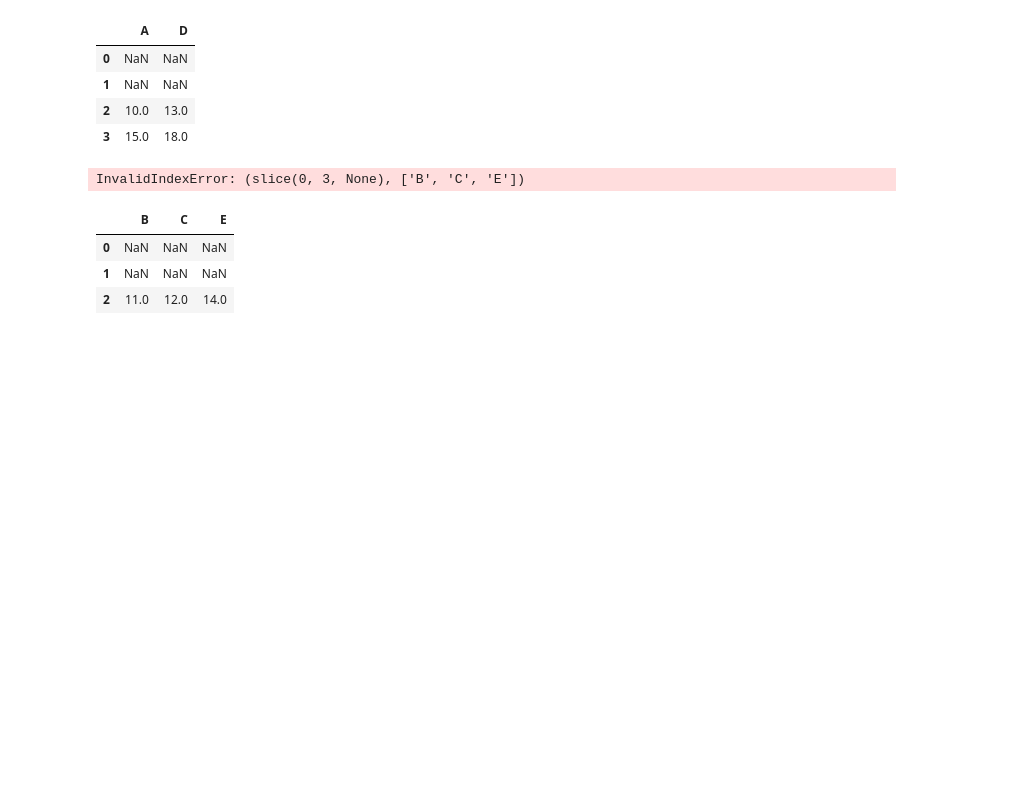
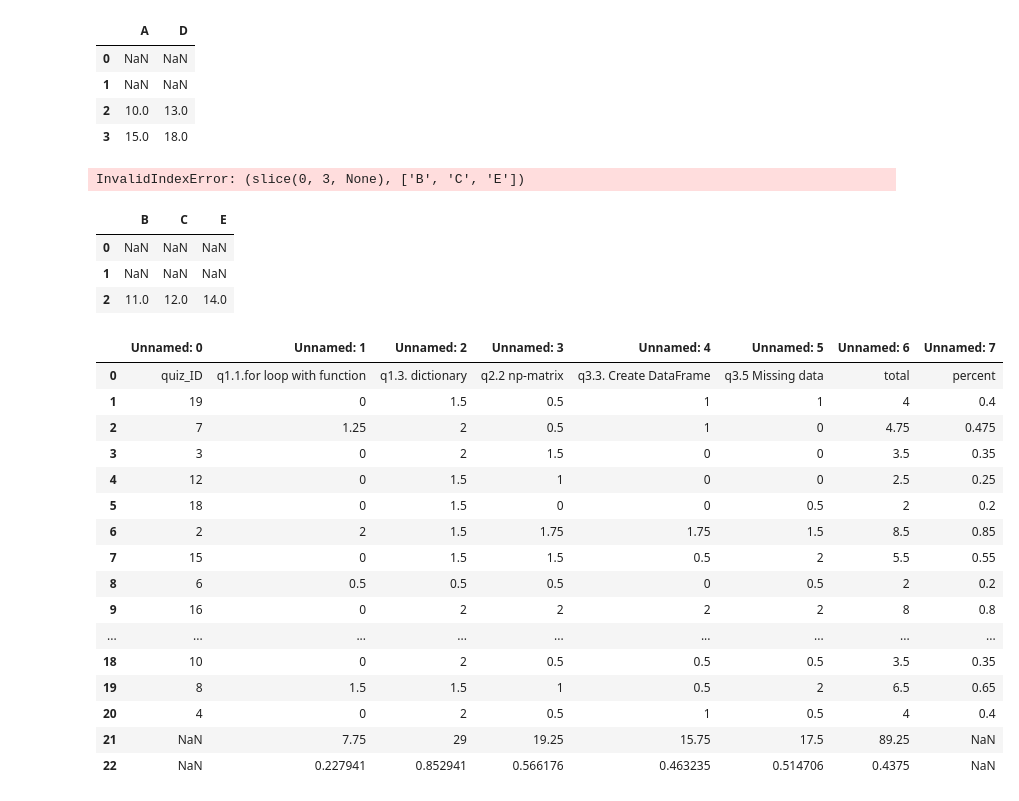
Before and after one commit to tychen742/thinkdsm, a Jupyter notebook: temps/test2.ipynb, the cells around one changed output. Saved outputs shown, nothing was run; the diff lists cells and outputs as text; code cells hidden in the pictures; blank space fills up the shorter version.

```diff
--- a/temps/test2.ipynb
+++ b/temps/test2.ipynb
@@ -375,0 +378,22 @@ masked[0:3][['B', 'C', 'E']]
+# %%
+# %pip install openpyxl
+quizzes = pd.read_excel('../data/quizzes-student-work-data.xlsx')
+quizzes
+# %% [output]
+|  | Unnamed: 0 | Unnamed: 1 | Unnamed: 2 | Unnamed: 3 | Unnamed: 4 | Unnamed: 5 | Unnamed: 6 | Unnamed: 7 |
+| 0 | quiz_ID | q1.1.for loop with function | q1.3. dictionary | q2.2 np-matrix | q3.3. Create DataFrame | q3.5 Missing data | total | percent |
+| 1 | 19 | 0 | 1.5 | 0.5 | 1 | 1 | 4 | 0.4 |
+| 2 | 7 | 1.25 | 2 | 0.5 | 1 | 0 | 4.75 | 0.475 |
+| 3 | 3 | 0 | 2 | 1.5 | 0 | 0 | 3.5 | 0.35 |
+| 4 | 12 | 0 | 1.5 | 1 | 0 | 0 | 2.5 | 0.25 |
+| 5 | 18 | 0 | 1.5 | 0 | 0 | 0.5 | 2 | 0.2 |
+| 6 | 2 | 2 | 1.5 | 1.75 | 1.75 | 1.5 | 8.5 | 0.85 |
+| 7 | 15 | 0 | 1.5 | 1.5 | 0.5 | 2 | 5.5 | 0.55 |
+| 8 | 6 | 0.5 | 0.5 | 0.5 | 0 | 0.5 | 2 | 0.2 |
+| 9 | 16 | 0 | 2 | 2 | 2 | 2 | 8 | 0.8 |
+| ... | ... | ... | ... | ... | ... | ... | ... | ... |
+| 18 | 10 | 0 | 2 | 0.5 | 0.5 | 0.5 | 3.5 | 0.35 |
+| 19 | 8 | 1.5 | 1.5 | 1 | 0.5 | 2 | 6.5 | 0.65 |
+| 20 | 4 | 0 | 2 | 0.5 | 1 | 0.5 | 4 | 0.4 |
+| 21 | NaN | 7.75 | 29 | 19.25 | 15.75 | 17.5 | 89.25 | NaN |
+| 22 | NaN | 0.227941 | 0.852941 | 0.566176 | 0.463235 | 0.514706 | 0.4375 | NaN |
```
Also changed, not shown: parts of 4 cells of this notebook, 7 other files.
